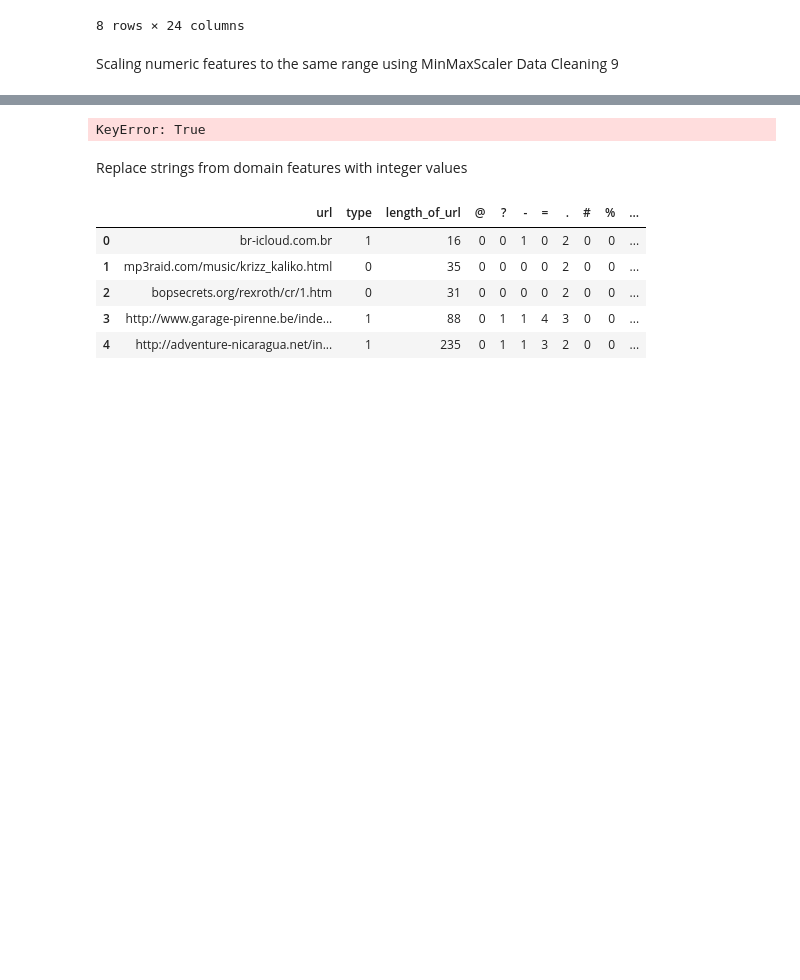
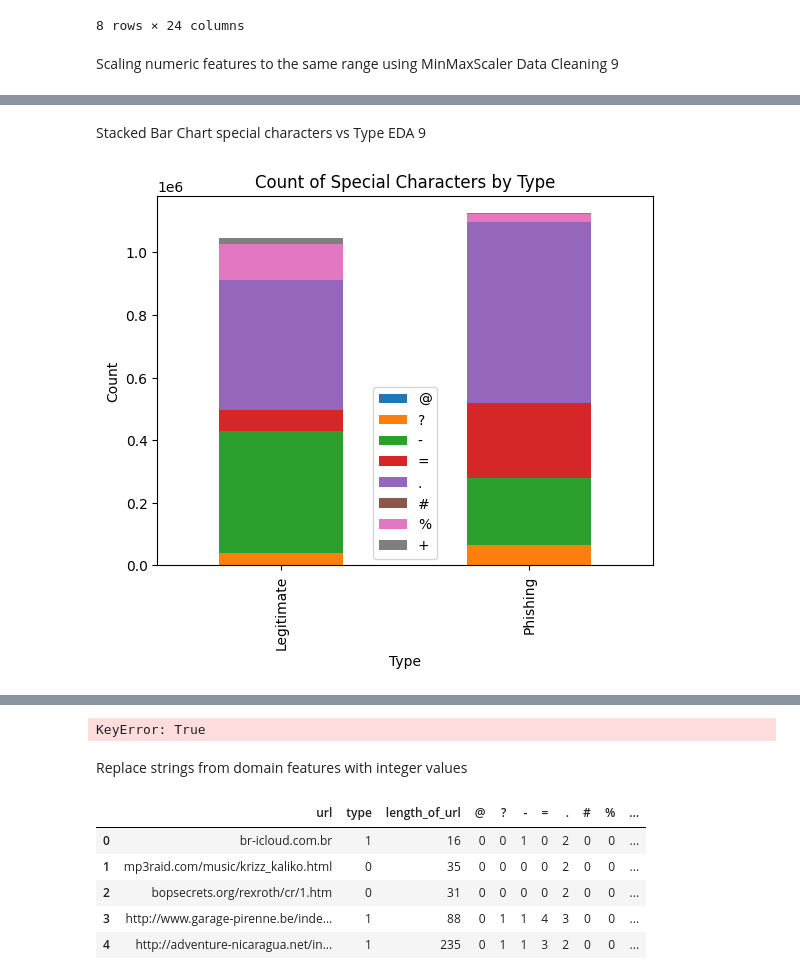
Before and after one commit to KarthikVajja/URLPhishingDetection, a Jupyter notebook: phishingDetection.ipynb, the cells around one changed output, grey strips where cells are left out. Cells and saved outputs as stored; diff of their text form; code cells hidden in the pictures; blank space fills up the shorter version.

```diff
--- a/phishingDetection.ipynb
+++ b/phishingDetection.ipynb
@@ -540,0 +569,12 @@ data[['length_of_url', 'url_path_length', 'numeric_ratio', 'character_ratio']] =
+# %% [markdown]
+Stacked Bar Chart special characters vs Type EDA 9
+# %%
+import matplotlib.pyplot as plt
+data.groupby('type')['@', '?', '-', '=', '.', '#', '%', '+'].sum().plot(kind='bar', stacked=True)
+plt.title('Count of Special Characters by Type')
+plt.xlabel('Type')
+plt.ylabel('Count')
+plt.xticks([0, 1], ['Legitimate', 'Phishing'])
+plt.show()
+# %% [output]
+[figure, added]
```
Also changed, not shown: parts of 11 cells of this notebook.
